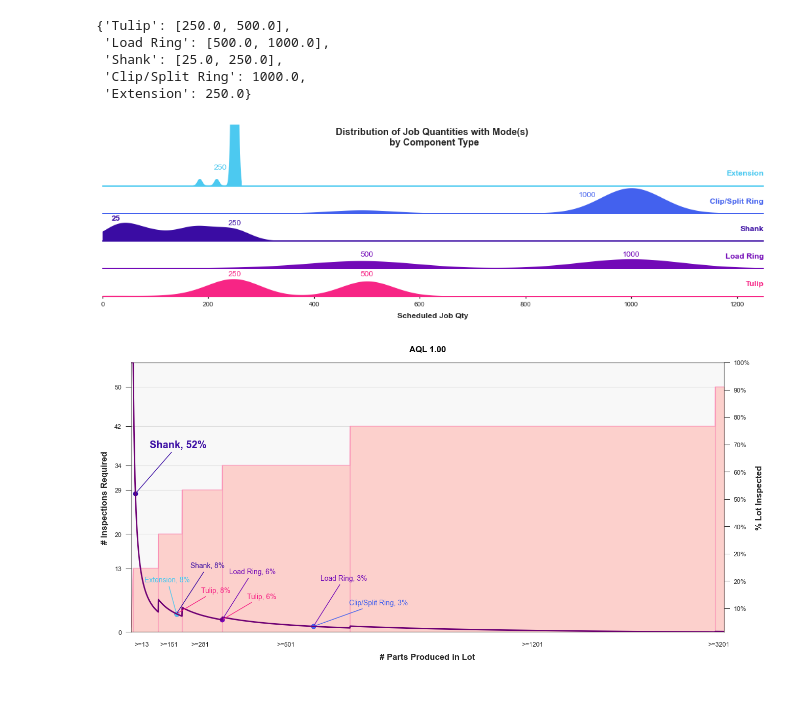
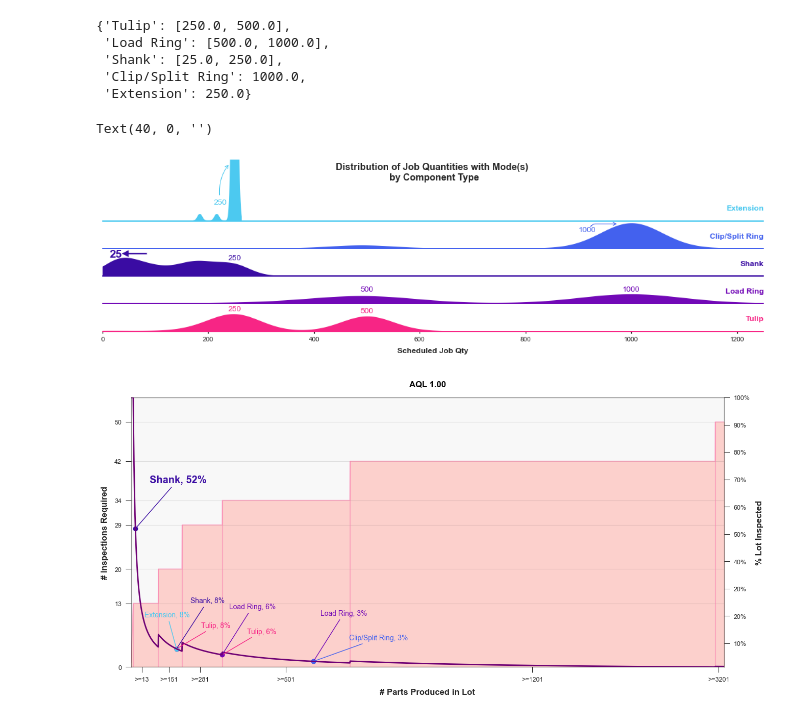
Before and after one commit to tall-geese/AQL-order-breakdown, a Jupyter notebook: notebooks/Analysis of Modular Components Impact on AQL.ipynb, the cells around one changed output. Saved outputs shown, nothing was run; the diff lists cells and outputs as text; code cells hidden in the pictures.

Commit message:
finished arrow props of JobQty Dist graph, need to add color diff to AQL graphs

```diff
--- a/notebooks/Analysis of Modular Components Impact on AQL.ipynb
+++ b/notebooks/Analysis of Modular Components Impact on AQL.ipynb
@@ -8,5 +8,7 @@ import seaborn as sns #;sns.set(); sns.set_context('paper')
 import os
 from qbstyles import mpl_style
 from scipy import stats
+
+palette={'Tulip':'#f72585','Load Ring':'#7209b7','Shank':'#3a0ca3','Clip/Split Ring':'#4361ee','Extension':'#4cc9f0'}
 # %%
 mpl_style(dark=False)
@@ -124,40 +126,56 @@ modes
 orig_df = so_df[['OrigProdQty', 'PhaseID']]
 sns.set()
 plt.rc('axes', facecolor=(0,0,0,0))
-position={'Tulip':[.005,.005],'Load Ring':[.003,.003],'Shank':[.005,.004],'Clip/Split Ring':900,'Extension':210}
+position={'Tulip':[.005,.0045],'Load Ring':[.003,.003],'Shank':[.0045,.004],'Clip/Split Ring':900,'Extension':210}
 
 
 def label(x, color, label):
     ax3 = plt.gca()
     ax3.text(1.0, .2, label, fontweight="bold", color=color,
             ha="right", va="center", transform=ax3.transAxes)
     vals = modes[label]
     if isinstance(vals,list):
         for pos,mode in enumerate(vals):
             # Can we put a condition in the fontweight to bold if it is 25?
-            ax3.text(mode, position[label][pos], int(mode), color=color, ha='center', fontweight='extra bold' if (label=='Shank' and mode ==25) else                    'normal')
+            ax3.text(mode, position[label][pos], int(mode), color=color, ha='center', fontweight='extra bold' if (label=='Shank' and mode ==25) else                    'normal', fontsize='x-large' if (label=='Shank' and mode ==25) else 'medium')
     else:
         ax3.text(position[label], .004, int(vals), color=color)
 
 # TODO: grab colors from the darker side of our plot to cycle through
-g = sns.FacetGrid(orig_df, row='PhaseID', hue='PhaseID', palette=['#f72585','#7209b7','#3a0ca3','#4361ee','#4cc9f0'], height=2.5, aspect=6, xlim=(0,1250),                              ylim=(0,.015), row_order=['Extension','Clip/Split Ring','Shank','Load Ring','Tulip'])
+g = sns.FacetGrid(orig_df, row='PhaseID', hue='PhaseID', palette=palette.values(), height=2.5, aspect=6, xlim=(0,1250), ylim=(0,.015),
+                    row_order=['Extension','Clip/Split Ring','Shank','Load Ring','Tulip'])
 g.map(sns.kdeplot, 'OrigProdQty', fill=True, linewidth=1.5, alpha=1.0, bw_adjust=1.0)
 g.map(plt.axhline, y=0, lw=2, clip_on=False)
 g.set_xlabels(label='')
 g.map(label, "OrigProdQty")
 g.set_titles('')
 g.set(yticks=[])
 g.fig.subplots_adjust(hspace=-.55, top=0.35)
 g.despine(bottom=True, left=True)
-g.axes.flat[0].set_title('Distribution of Job Quantities with Mode(s) \n by Component Type', y=0.5, fontsize='large', fontweight='bold')
+
+axes = g.axes.flat
+
+axes[0].set_title('Distribution of Job Quantities with Mode(s) \n by Component Type', y=0.5, fontsize='large', fontweight='bold')
 for ax3 in g.axes.flat:
     ax3.grid(b=False)
     ax3.margins(x=0)
-bott_ax = g.axes.flat[-1]
+
+bott_ax = axes[-1]
 bott_ax.set_xlabel('Scheduled Job Qty', fontweight='bold')
 bott_ax.tick_params(which='major', bottom=True, length=3, color='k', labelsize='small')
+
+ext_ax = axes[0]
+ext_ax.annotate('',(240,0.014), xytext=(-15,-50), textcoords='offset points',
+                arrowprops=dict(arrowstyle='->', connectionstyle='arc3, rad=-0.2', color=palette['Extension']))
+clip_ax = axes[1]
+clip_ax.annotate('',(975,0.006), xytext=(-40,-1), textcoords='offset points',
+                arrowprops=dict(arrowstyle='->', connectionstyle='angle, angleA=60, angleB=0, rad=5', color=palette['Clip/Split Ring']))
+shank_ax = axes[2]
+shank_ax.annotate('',(35,0.0055), xytext=(40,0), textcoords='offset points',
+                    arrowprops=dict(width=3, facecolor=palette['Shank']))
 # %% [output]
+Text(40, 0, '')
-[figure, old version]
+[figure, new version]
 # %%
 # labels = ['Tulip','Load Ring','Shank','Clip/Split Ring','Extension']
 palette=['#f72585','#7209b7','#3a0ca3','#4361ee','#4cc9f0']
```
Also changed, not shown: parts of 1 cell of this notebook.
